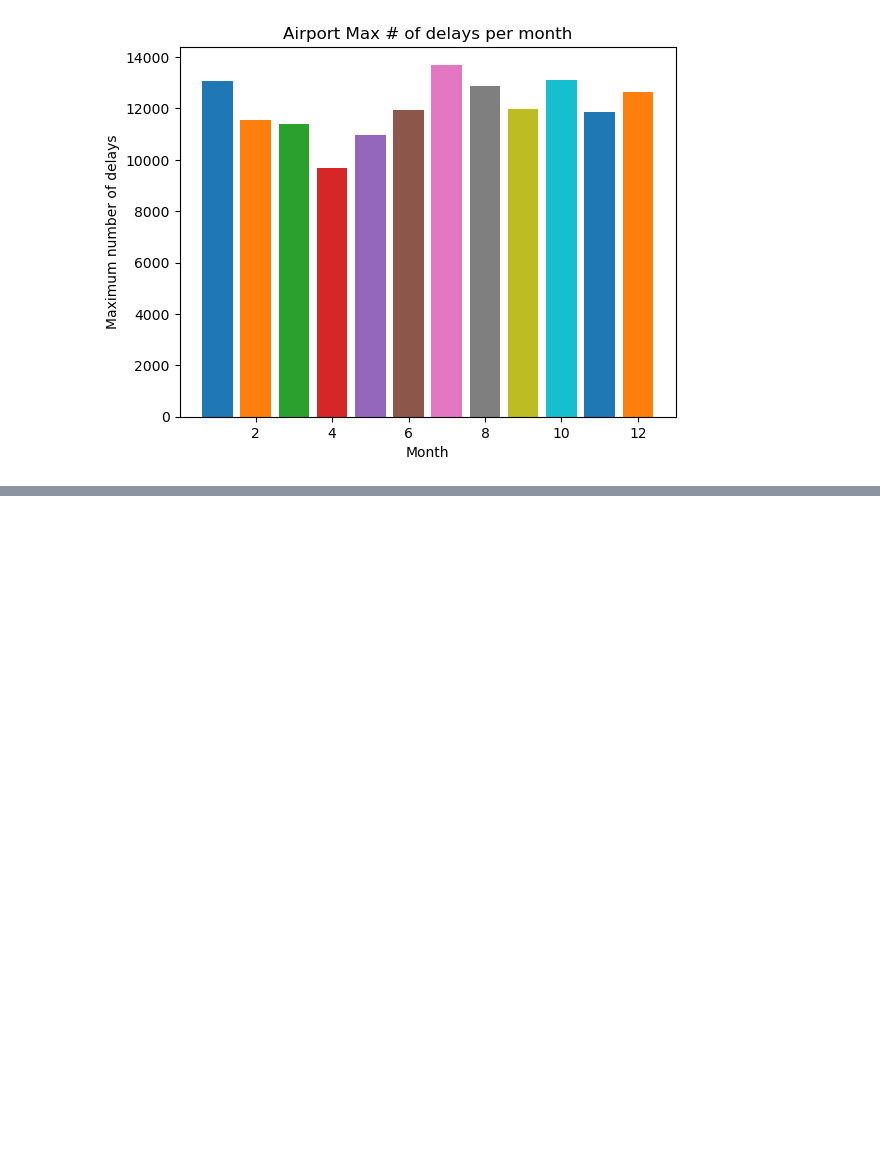
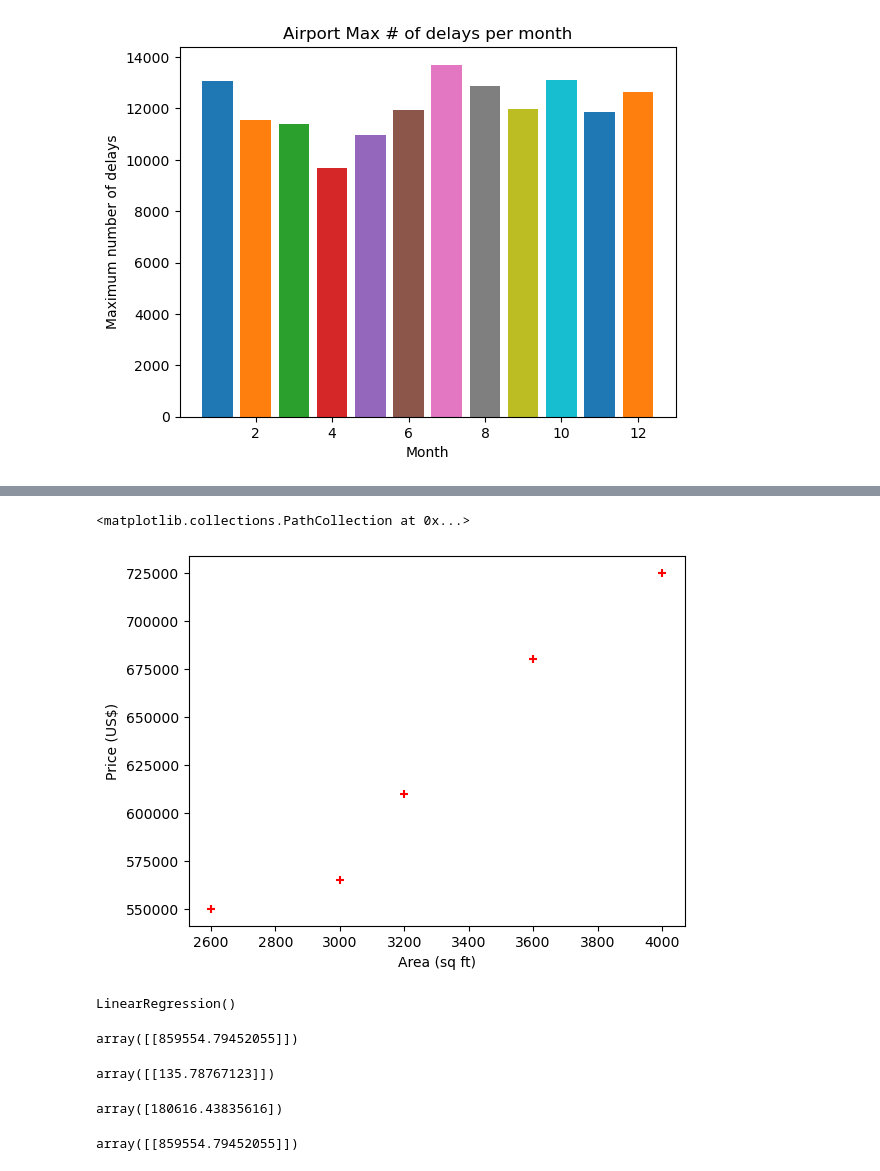
Before and after one commit to cthacker-udel/MLIntro, a Jupyter notebook: practice1.ipynb, the cells around one changed output, grey strips where cells are left out. Cells and saved outputs as stored; diff of their text form; code cells hidden in the pictures; blank space fills up the shorter version.

Commit message:
[master] added linreg model

```diff
--- a/practice1.ipynb
+++ b/practice1.ipynb
@@ -47,3 +47,6 @@ plt.title("Airport Max # of delays per month")
 plt.show()
 # %% [output]
 [figure]
+# %%
+df = pd.read_csv("homeprices.csv")
+df
@@ -49,0 +60,32 @@ plt.show()
+# %%
+from importlib import reload
+
+plt = reload(plt)
+plt.xlabel("Area (sq ft)")
+plt.ylabel("Price (US$)")
+plt.scatter(df.area, df.price, color='red', marker='+')
+# %% [output]
+<matplotlib.collections.PathCollection at 0x...>
+[figure, added]
+# %%
+reg = linear_model.LinearRegression()
+reg.fit(df[['area']], df[['price']])
+# %% [output]
+LinearRegression()
+# %%
+reg.predict([[5000]])
+# %% [output]
+array([[859554.79452055]])
+# %%
+reg.coef_
+# %% [output]
+array([[135.78767123]])
+# %%
+reg.intercept_
+# %% [output]
+array([180616.43835616])
+# %%
+y=reg.coef_*5000+reg.intercept_
+y
+# %% [output]
+array([[859554.79452055]])
```
Also changed, not shown: parts of 8 cells of this notebook, 2 other files.
